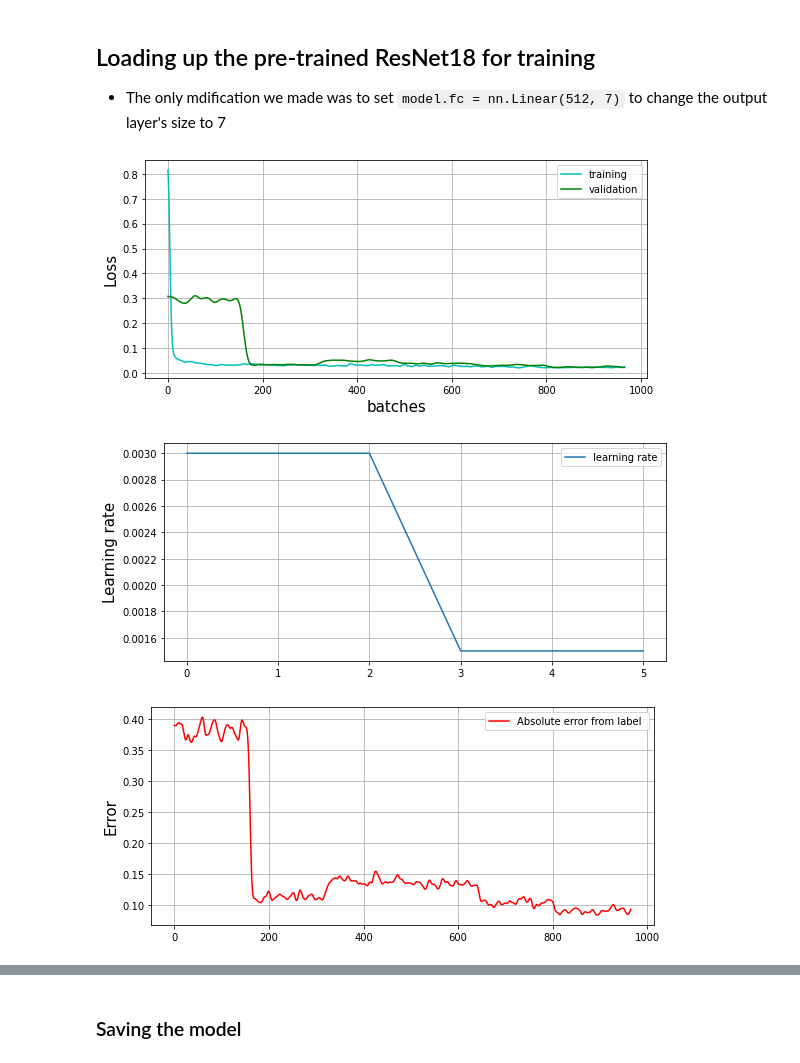
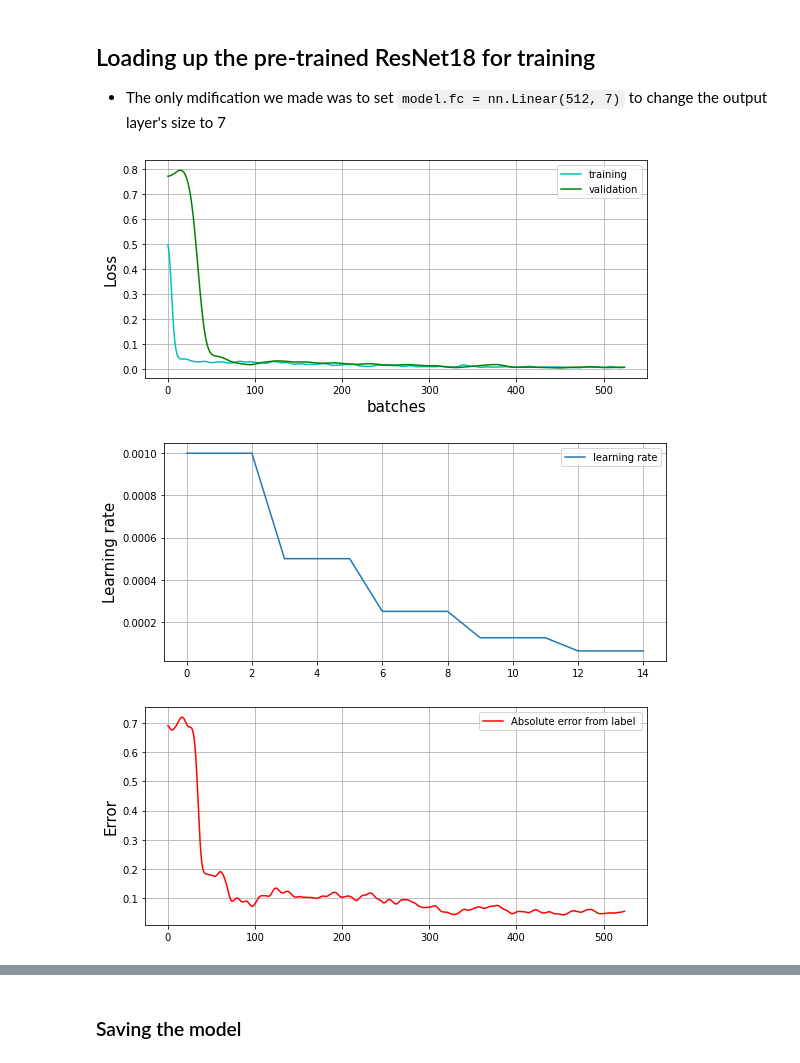
Before and after one commit to devoworm/GSoC-2020, a Jupyter notebook: Pre-trained Models (DevLearning)/notebooks/embryo_analysis/video_analysis/estimate_cell_family_population.ipynb, the cells around one changed output, grey strips where cells are left out. Drawn from its saved outputs; the diff is of its cells as text; code cells hidden in the pictures.

```diff
--- a/Pre-trained Models (DevLearning)/notebooks/embryo_analysis/video_analysis/estimate_cell_family_population.ipynb
+++ b/Pre-trained Models (DevLearning)/notebooks/embryo_analysis/video_analysis/estimate_cell_family_population.ipynb
@@ -180,6 +225,3 @@ def show_batch(batch):
 ## Visualizing a training batch
 
 The labels shows here have went through the `scaler.inverse_transform()` to show the original populations instead of the scaled float values.
-# %%
-batch = next(iter(train_loader))
-show_batch(batch)
@@ -243,7 +322,6 @@ def train_model(config):
     model = config["model"]
     train_loder = config["train_loader"]
     val_loader = config["val_loader"]
-    lr = config["lr"]
     optimizer = config["optimizer"]
     scheduler = config["scheduler"]
     criterion = config["loss_function"]
@@ -400,7 +398,7 @@ model.fc = nn.Linear(512, 7)  ## resize last layer
 
 model = model.cuda()
 
-optimizer = optim.Adam(model.parameters(), lr = 0.003)
+optimizer = optim.Adam(model.parameters(), lr = 0.001)
 
 scheduler = ReduceLROnPlateau(optimizer,
                                 mode='min',
@@ -412,28 +410,24 @@ scheduler = ReduceLROnPlateau(optimizer,
                                 cooldown=0,
                                 min_lr=0,
                                 eps=1e-08)
-
-save_path = "/content/drive/My Drive/models/l1_estimate_lineage_population_resnet18.pt"
 # %%
-
-train_loader = DataLoader(dataset=train_dataset, batch_size=128, shuffle=True)
-val_loader = DataLoader(dataset=test_dataset, batch_size= 32, shuffle = True)
+train_loader = DataLoader(dataset=train_dataset, batch_size=32, shuffle=True)
+val_loader = DataLoader(dataset=test_dataset, batch_size= 8, shuffle = True)
 # %%
 plt.rcParams["figure.figsize"] = (9,4)
 
 config = {
-        "epochs" : 6,
+        "epochs" : 15,
         "model" : model,
         "train_loader" : train_loader,
         "val_loader" : val_loader,
-        "lr" : 0.001,
         "optimizer" : optimizer,
         "scheduler" : scheduler,
         "loss_function" : nn.MSELoss()
         }
 
 losses = train_model(config)
 # %% [output]
-[figure, old version]
+[figure, new version]
-[figure, old version]
+[figure, new version]
-[figure, old version]
+[figure, new version]
```
Also changed, not shown: parts of 52 cells of this notebook.
